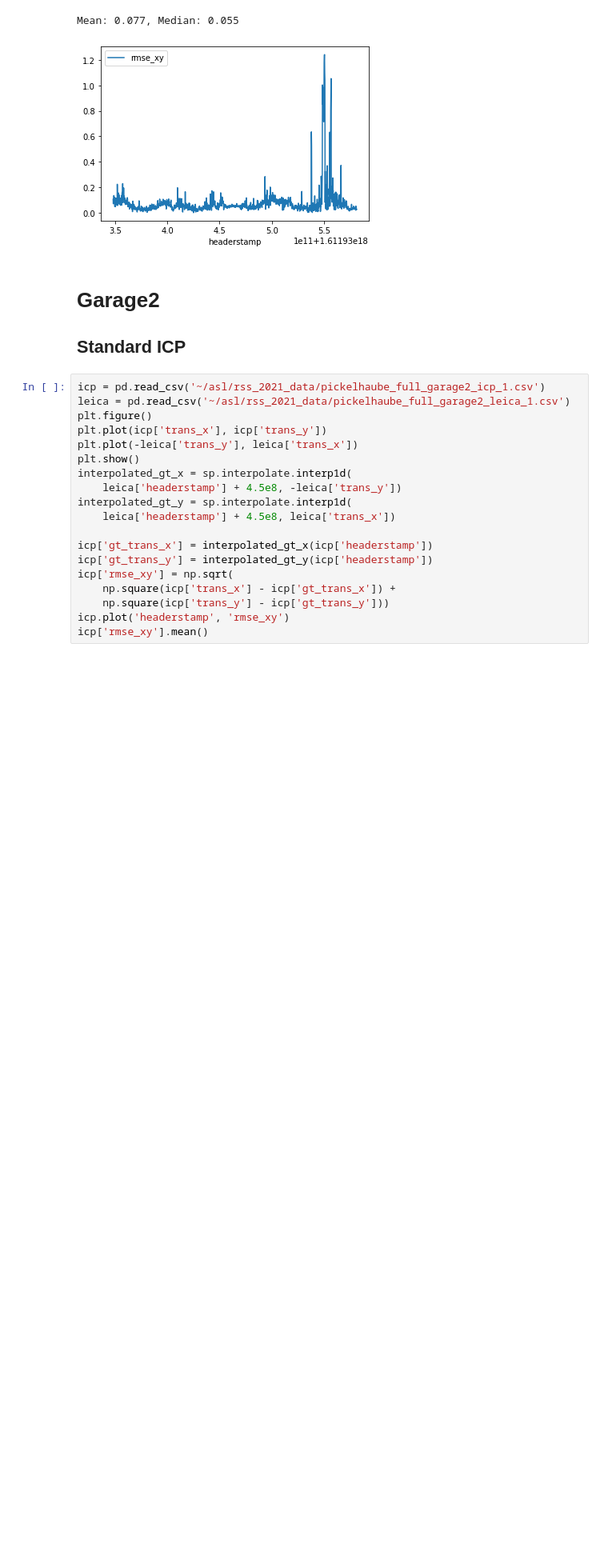
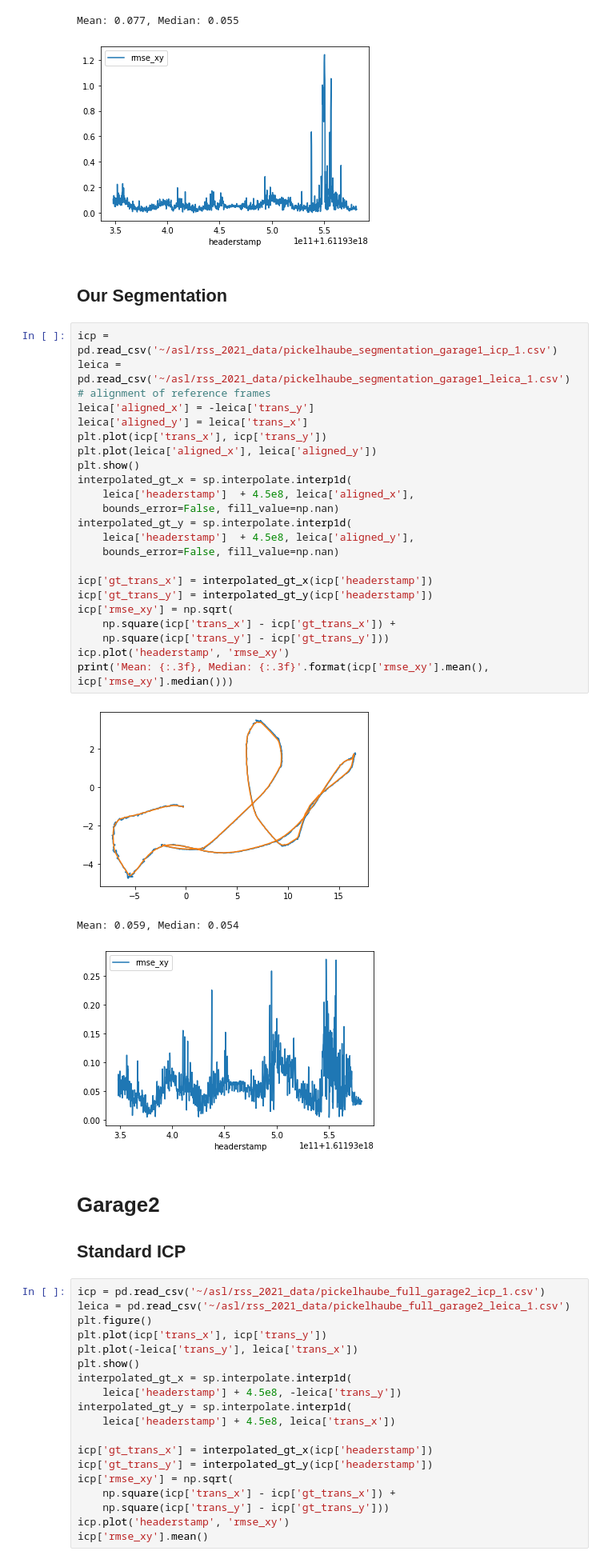
Before and after one commit to ethz-asl/background_foreground_segmentation, a Jupyter notebook: notebooks/RSS Localisation Results.ipynb, the cells around one changed output. Shown at 80% size. Drawn from its saved outputs; the diff is of its cells as text; blank space fills up the shorter version.

```diff
--- a/notebooks/RSS Localisation Results.ipynb
+++ b/notebooks/RSS Localisation Results.ipynb
@@ -96,6 +73,35 @@ print('Mean: {:.3f}, Median: {:.3f}'.format(icp['rmse_xy'].mean(), icp['rmse_xy'
 [figure]
 Mean: 0.077, Median: 0.055
 [figure]
+# %% [markdown]
+## Our Segmentation
+# %%
+icp = pd.read_csv('~/asl/rss_2021_data/pickelhaube_segmentation_garage1_icp_1.csv')
+leica = pd.read_csv('~/asl/rss_2021_data/pickelhaube_segmentation_garage1_leica_1.csv')
+# alignment of reference frames
+leica['aligned_x'] = -leica['trans_y']
+leica['aligned_y'] = leica['trans_x']
+plt.plot(icp['trans_x'], icp['trans_y'])
+plt.plot(leica['aligned_x'], leica['aligned_y'])
+plt.show()
+interpolated_gt_x = sp.interpolate.interp1d(
+    leica['headerstamp']  + 4.5e8, leica['aligned_x'],
+    bounds_error=False, fill_value=np.nan)
+interpolated_gt_y = sp.interpolate.interp1d(
+    leica['headerstamp']  + 4.5e8, leica['aligned_y'],
+    bounds_error=False, fill_value=np.nan)
+
+icp['gt_trans_x'] = interpolated_gt_x(icp['headerstamp'])
+icp['gt_trans_y'] = interpolated_gt_y(icp['headerstamp'])
+icp['rmse_xy'] = np.sqrt(
+    np.square(icp['trans_x'] - icp['gt_trans_x']) +
+    np.square(icp['trans_y'] - icp['gt_trans_y']))
+icp.plot('headerstamp', 'rmse_xy')
+print('Mean: {:.3f}, Median: {:.3f}'.format(icp['rmse_xy'].mean(), icp['rmse_xy'].median()))
+# %% [output]
+[figure, added]
+Mean: 0.059, Median: 0.054
+[figure, added]
 # %% [markdown]
 # Garage2
 ## Standard ICP
```
Also changed, not shown: parts of 11 cells of this notebook, 3 other files.
